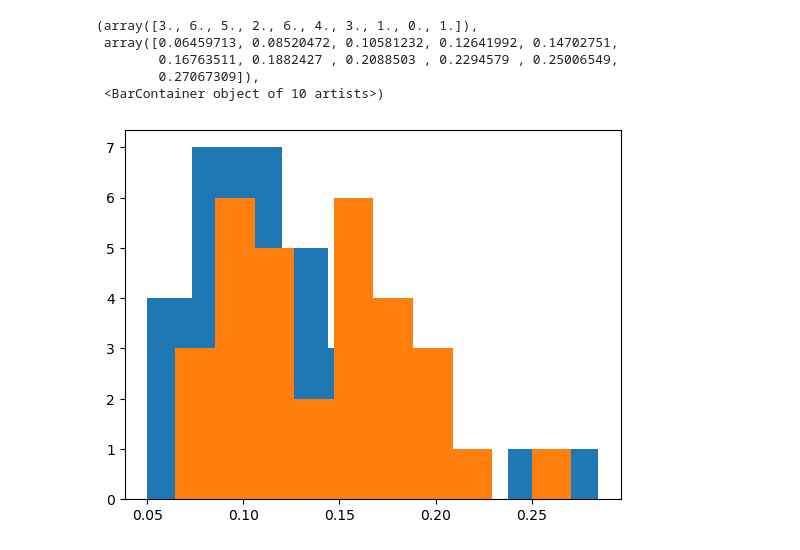
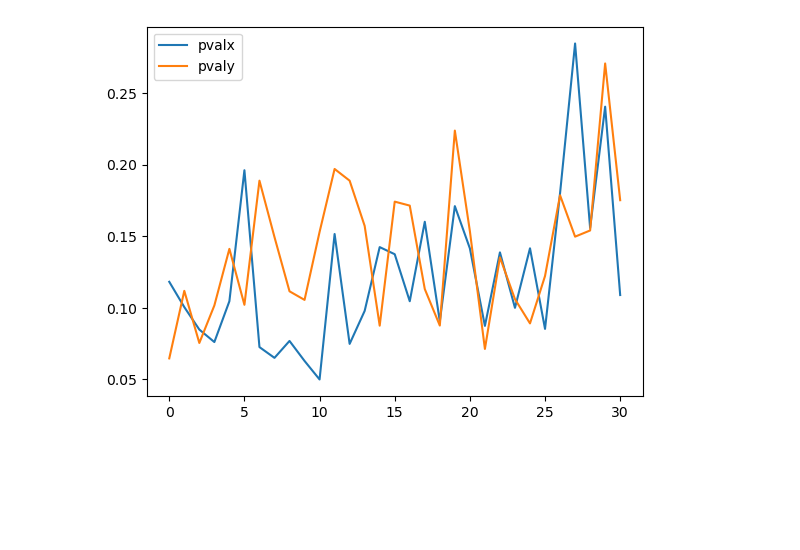
Before and after one commit to laureloneill/psf_source_localization, a Jupyter notebook: pvalview.ipynb, the cells around one changed output. Cells and saved outputs as stored; diff of their text form; code cells hidden in the pictures; blank space fills up the shorter version.

```diff
--- a/pvalview.ipynb
+++ b/pvalview.ipynb
@@ -43,12 +43,10 @@ for a in range(len(folder_list)):
 pvalx = pvalx[~np.isnan(pvalx)]
 pvaly = pvaly[~np.isnan(pvaly)]
 # %%
-plt.hist(pvalx)
-plt.hist(pvaly)
+plt.plot(pvalx)
+plt.plot(pvaly)
+leg = ['pvalx', 'pvaly']
+plt.legend(leg)
+plt.savefig('pval')
 # %% [output]
-(array([3., 6., 5., 2., 6., 4., 3., 1., 0., 1.]),
- array([0.06459713, 0.08520472, 0.10581232, 0.12641992, 0.14702751,
-        0.16763511, 0.1882427 , 0.2088503 , 0.2294579 , 0.25006549,
-        0.27067309]),
- <BarContainer object of 10 artists>)
-[figure, old version]
+[figure, new version]
```
Also changed, not shown: 15 other files.
